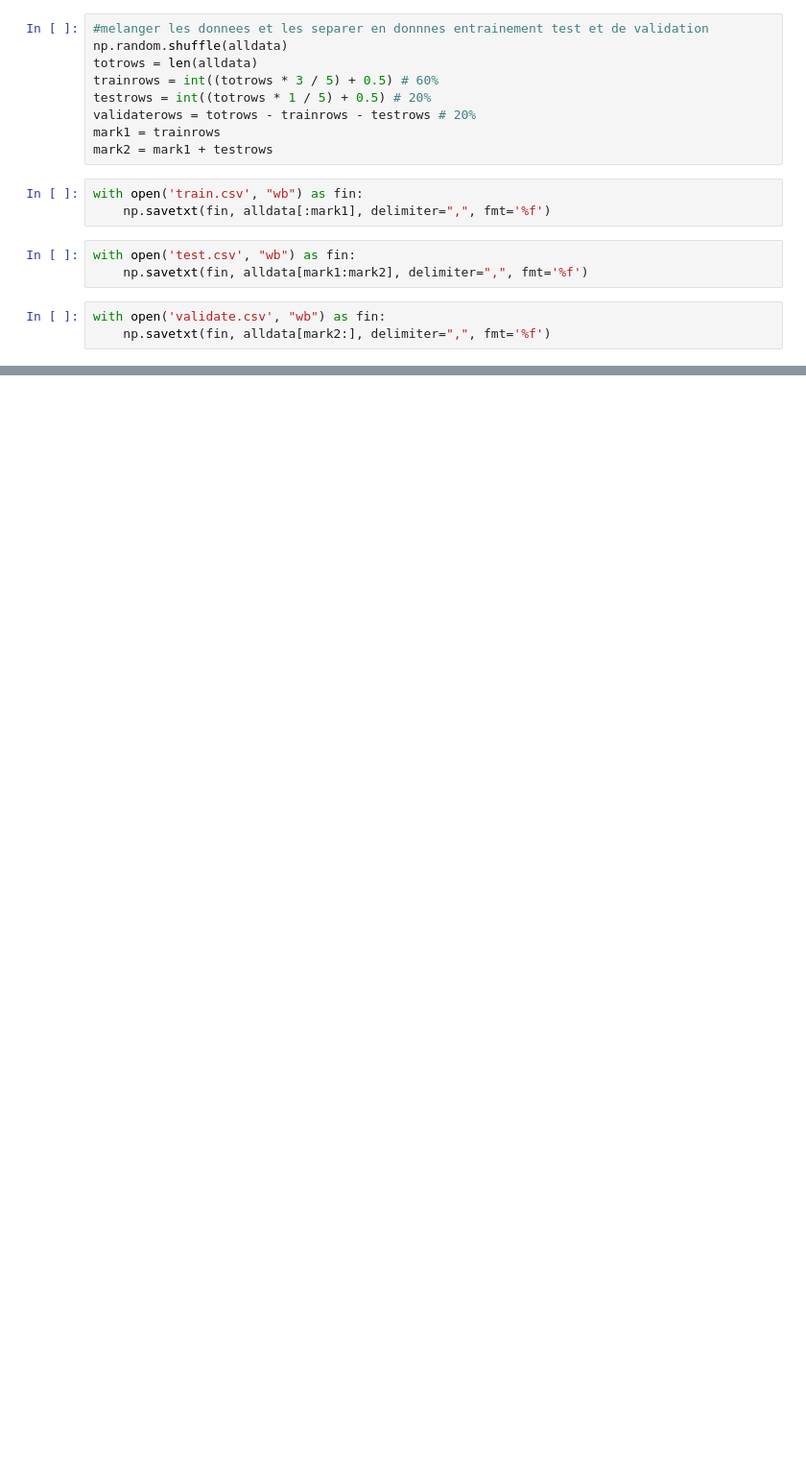
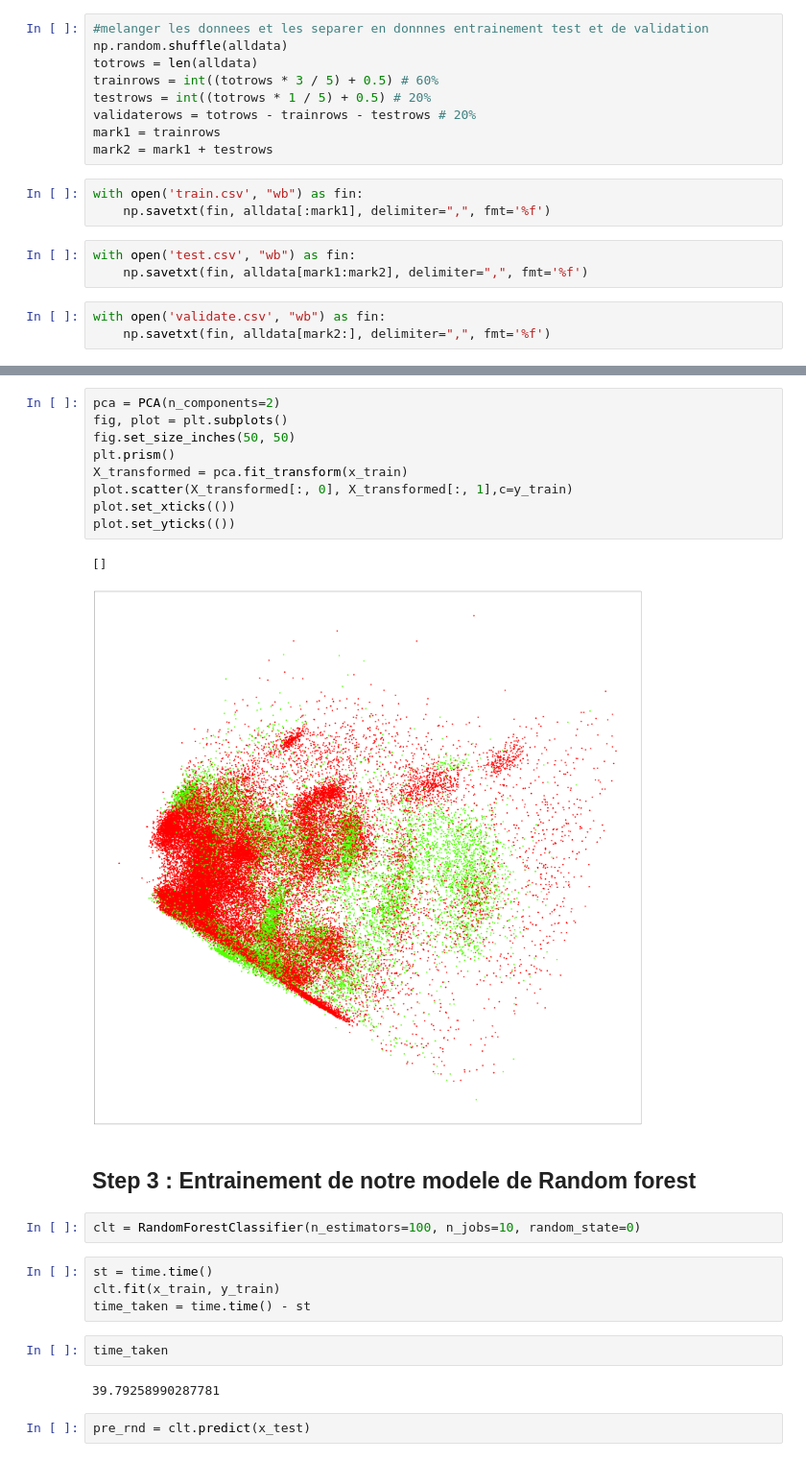
Before and after one commit to kairemor/arrythmia-classification, a Jupyter notebook: Arrhythmia Beat Classification.ipynb, the cells around one changed output, grey strips where cells are left out. Shown at 96% size. Cells and saved outputs as stored; diff of their text form; blank space fills up the shorter version.

```diff
--- a/Arrhythmia Beat Classification.ipynb
+++ b/Arrhythmia Beat Classification.ipynb
@@ -336,0 +397,26 @@ ls
+# %%
+pca = PCA(n_components=2)
+fig, plot = plt.subplots()
+fig.set_size_inches(50, 50)
+plt.prism()
+X_transformed = pca.fit_transform(x_train)
+plot.scatter(X_transformed[:, 0], X_transformed[:, 1],c=y_train)
+plot.set_xticks(())
+plot.set_yticks(())
+# %% [output]
+[]
+[figure, added]
+# %% [markdown]
+## Step 3 : Entrainement de notre modele de Random forest
+# %%
+clt = RandomForestClassifier(n_estimators=100, n_jobs=10, random_state=0)
+# %%
+st = time.time()
+clt.fit(x_train, y_train)
+time_taken = time.time() - st
+# %%
+time_taken
+# %% [output]
+39.79258990287781
+# %%
+pre_rnd = clt.predict(x_test)
```
Also changed, not shown: parts of 45 cells of this notebook.
